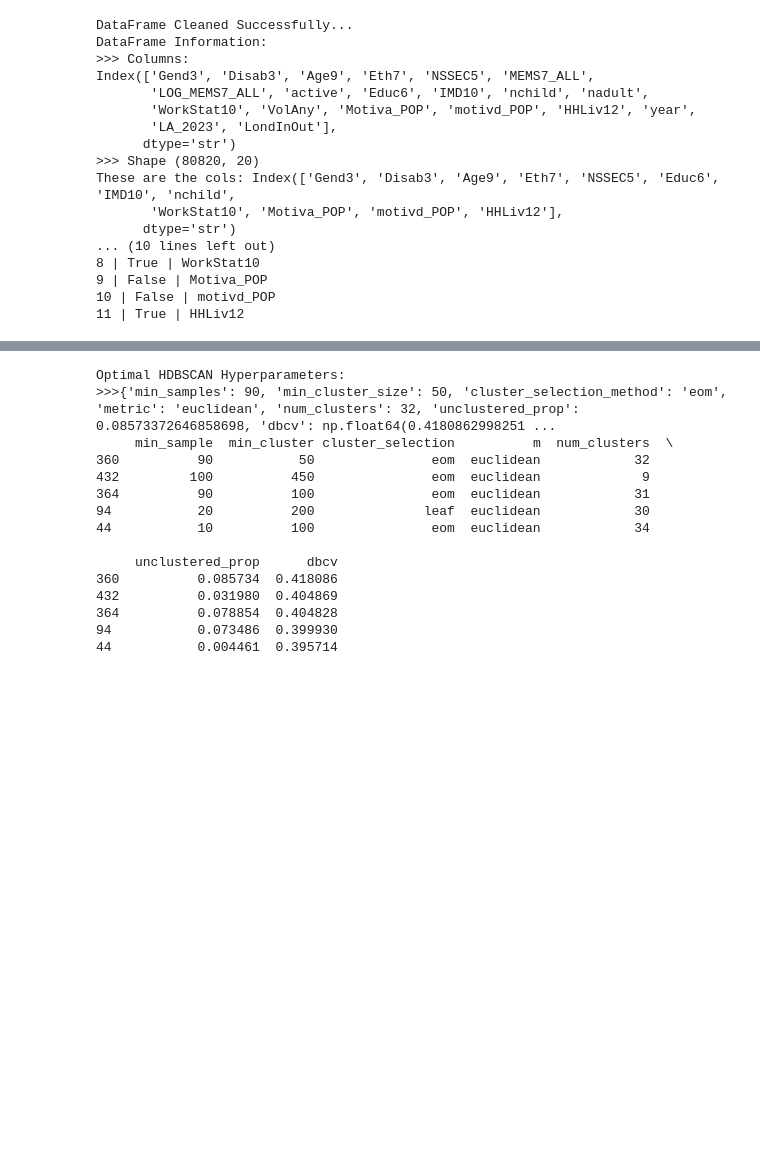
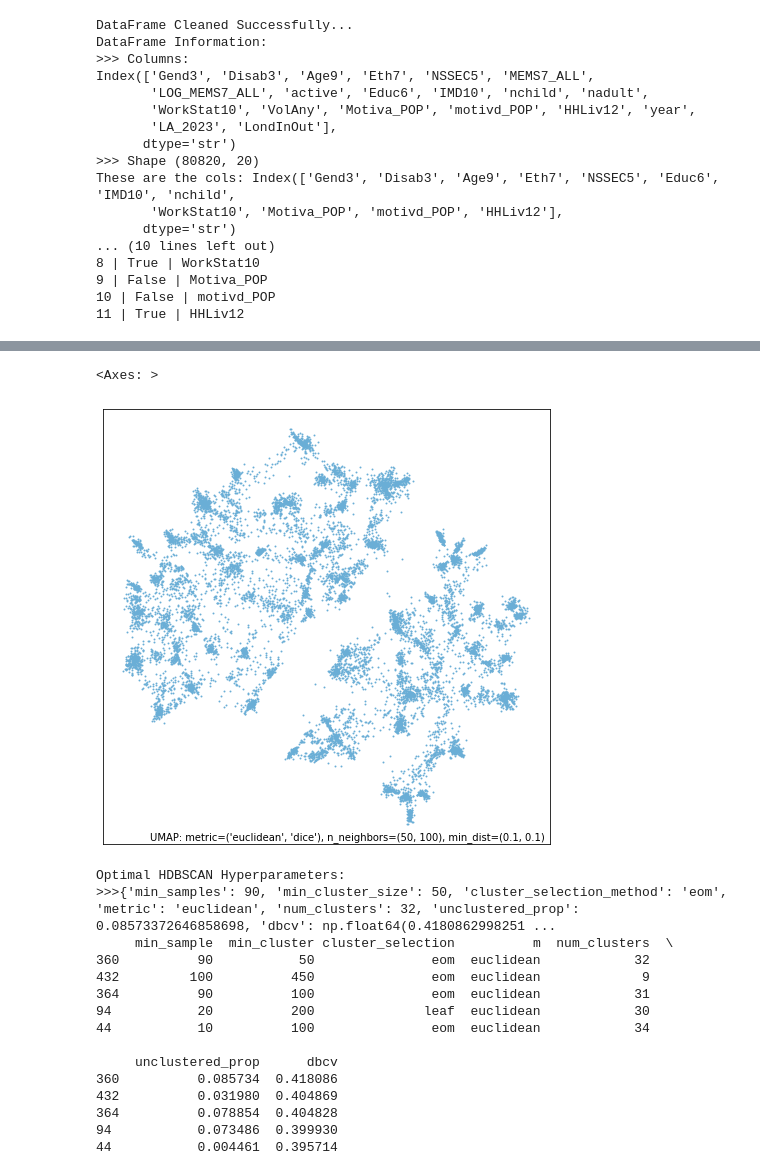
Before and after one commit to ferguswatson39/london_sport2, a Jupyter notebook: exploration/clustering/umap_distances.ipynb, the cells around one changed output, grey strips where cells are left out. Cells and saved outputs as stored; diff of their text form; code cells hidden in the pictures; blank space fills up the shorter version.

```diff
--- a/exploration/clustering/umap_distances.ipynb
+++ b/exploration/clustering/umap_distances.ipynb
@@ -58,0 +72,4 @@ plt.scatter(emb[:,0], emb[:,1])
+# %%
+df = get_data()
+df_2016 = df[df['year'] == '2016/17']
+umap_emb = GenerateUmapEmb(df_2016).fit_umap()
@@ -59,3 +90,8 @@ plt.scatter(emb[:,0], emb[:,1])
+# %%
+umap.plot.points(umap_emb)
+# %% [output]
+<Axes: >
+[figure, added]
 # %%
 cluster_df = hdb_dbcv(emb)
 # %% [output]
```
Also changed, not shown: parts of 5 cells of this notebook, 6 other files.
